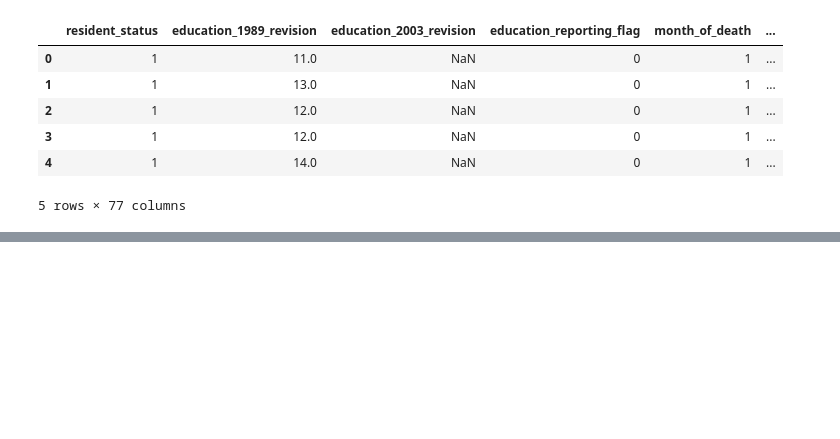
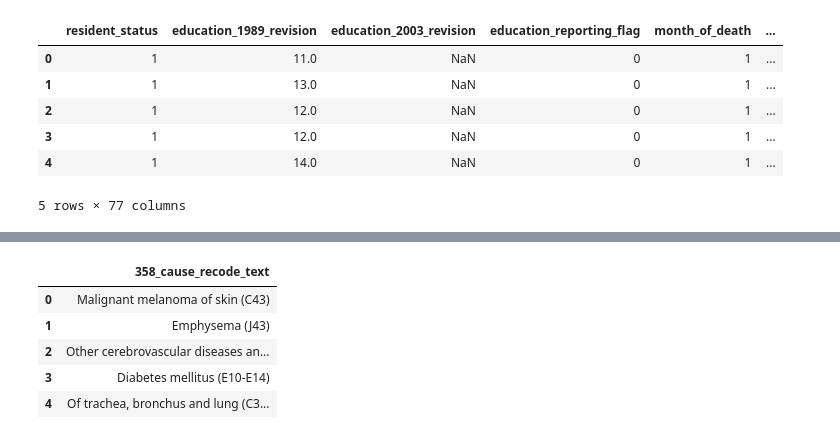
Before and after one commit to azmedtech/ASU_DA_Project1_Team2, a Jupyter notebook: US_Death_Data_Project.ipynb, the cells around one changed output, grey strips where cells are left out. Cells and saved outputs as stored; diff of their text form; code cells hidden in the pictures; blank space fills up the shorter version.

```diff
--- a/US_Death_Data_Project.ipynb
+++ b/US_Death_Data_Project.ipynb
@@ -80,3 +76,13 @@ SyntaxError: invalid decimal literal (2732831633.py, line 3)
+# %%
+raw_2005_DD_df["358_cause_recode_text"] = raw_2005_DD_df["358_cause_recode"].map(cause_recode_358)
+raw_2005_DD_df[["358_cause_recode_text"]].head()
+# %% [output]
+|  | 358_cause_recode_text |
+| 0 | Malignant melanoma of skin (C43) |
+| 1 | Emphysema (J43) |
+| 2 | Other cerebrovascular diseases an... |
+| 3 | Diabetes mellitus (E10-E14) |
+| 4 | Of trachea, bronchus and lung (C3... |
 # %%
 #Map the numeric codes in the csv file to the corresponding text string descriptions
 #map 113_cause_recode dictionary value to dataframe
```
Also changed, not shown: parts of 15 cells of this notebook.
